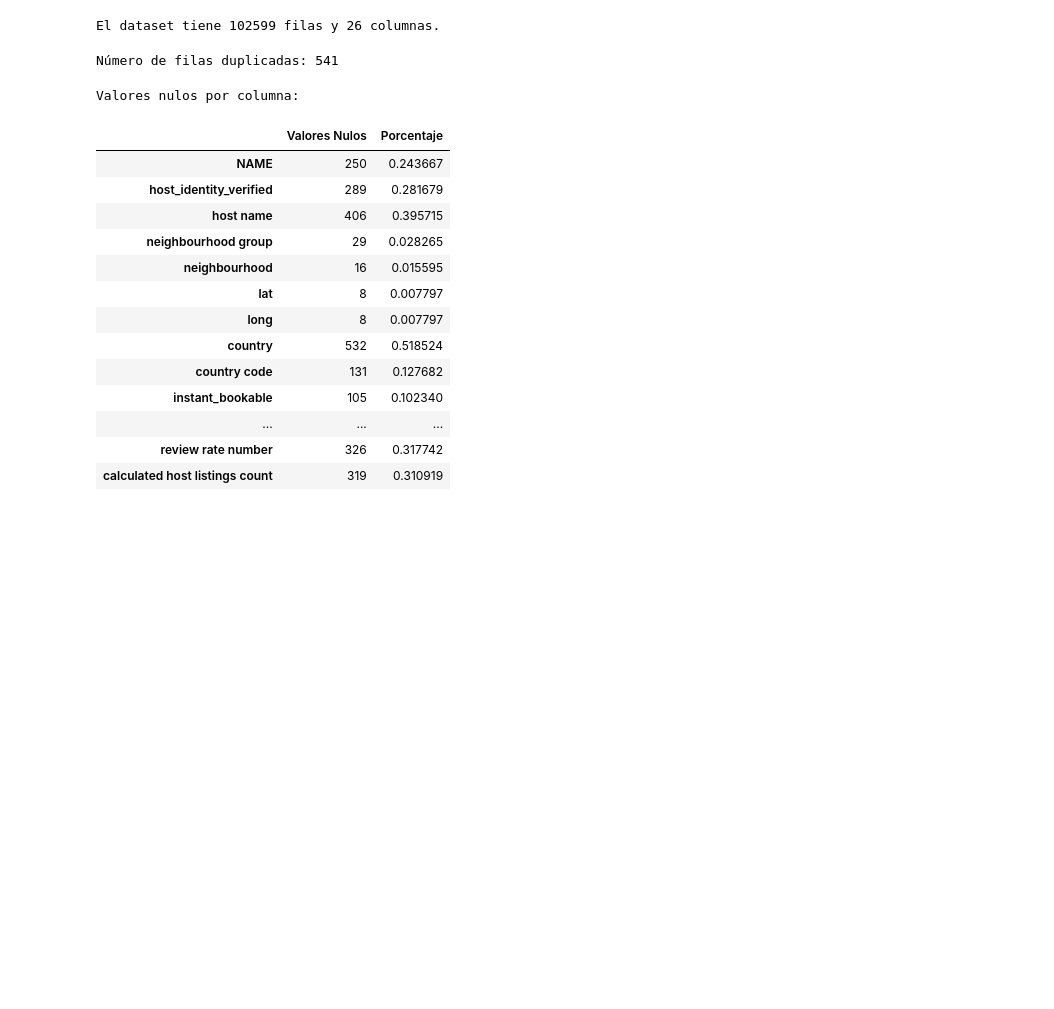
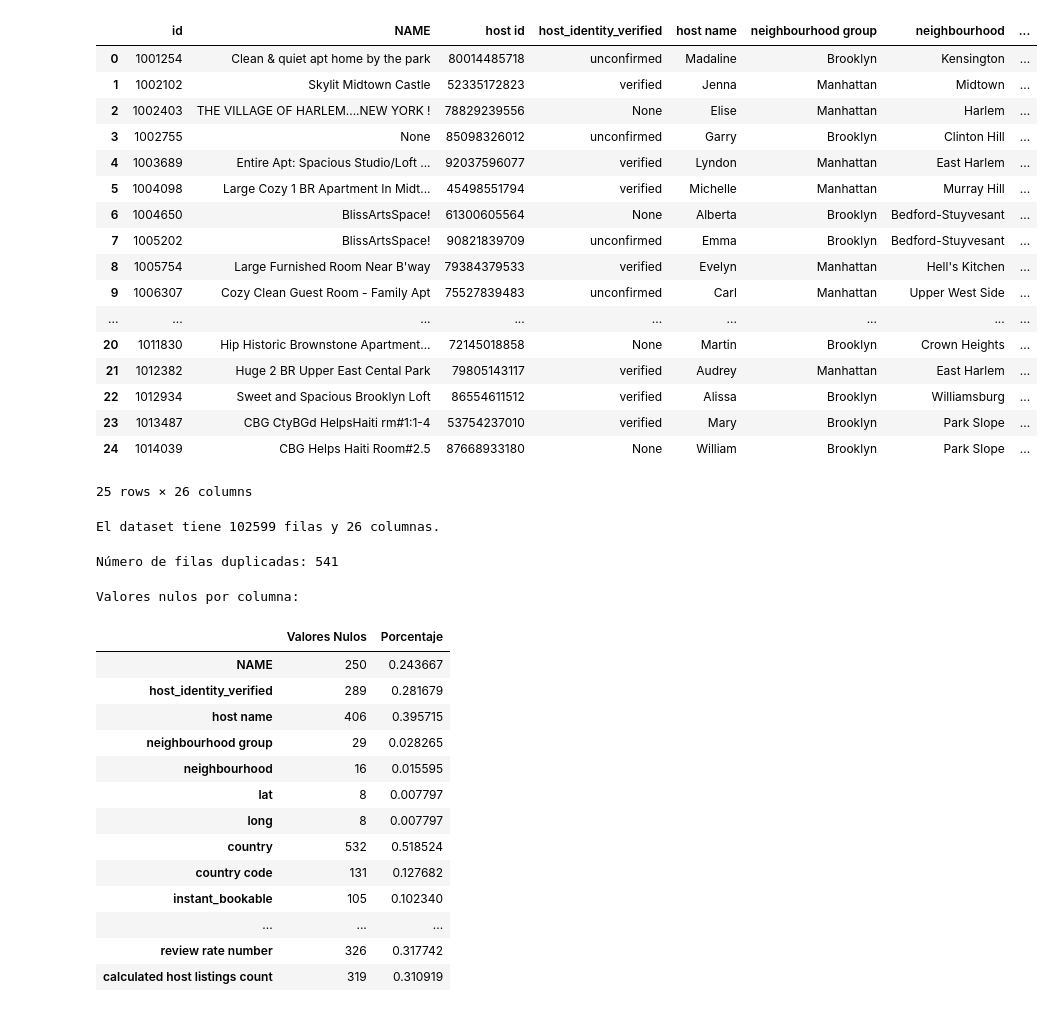
Before and after one commit to Jakcobo/Proyecto_ETL, a Jupyter notebook: Notebooks/002_EDA.ipynb, the cells around one changed output. Cells and saved outputs as stored; diff of their text form; code cells hidden in the pictures; blank space fills up the shorter version.

```diff
--- a/Notebooks/002_EDA.ipynb
+++ b/Notebooks/002_EDA.ipynb
@@ -18,7 +18,26 @@ DB_NAME = creds["database"]
 engine = create_engine(f'postgresql+psycopg2://{DB_USER}:{DB_PASSWORD}@{DB_HOST}:{DB_PORT}/{DB_NAME}')
 # %%
 df = pd.read_sql("SELECT * FROM airbnb_data", con=engine)
-display(df.head(50))
+display(df.head(25))
+# %% [output]
+|  | id | NAME | host id | host_identity_verified | host name | neighbourhood group | neighbourhood | ... |
+| 0 | 1001254 | Clean & quiet apt home by the park | 80014485718 | unconfirmed | Madaline | Brooklyn | Kensington | ... |
+| 1 | 1002102 | Skylit Midtown Castle | 52335172823 | verified | Jenna | Manhattan | Midtown | ... |
+| 2 | 1002403 | THE VILLAGE OF HARLEM....NEW YORK ! | 78829239556 | None | Elise | Manhattan | Harlem | ... |
+| 3 | 1002755 | None | 85098326012 | unconfirmed | Garry | Brooklyn | Clinton Hill | ... |
+| 4 | 1003689 | Entire Apt: Spacious Studio/Loft ... | 92037596077 | verified | Lyndon | Manhattan | East Harlem | ... |
+| 5 | 1004098 | Large Cozy 1 BR Apartment In Midt... | 45498551794 | verified | Michelle | Manhattan | Murray Hill | ... |
+| 6 | 1004650 | BlissArtsSpace! | 61300605564 | None | Alberta | Brooklyn | Bedford-Stuyvesant | ... |
+| 7 | 1005202 | BlissArtsSpace! | 90821839709 | unconfirmed | Emma | Brooklyn | Bedford-Stuyvesant | ... |
+| 8 | 1005754 | Large Furnished Room Near B'way | 79384379533 | verified | Evelyn | Manhattan | Hell's Kitchen | ... |
+| 9 | 1006307 | Cozy Clean Guest Room - Family Apt | 75527839483 | unconfirmed | Carl | Manhattan | Upper West Side | ... |
+| ... | ... | ... | ... | ... | ... | ... | ... | ... |
+| 20 | 1011830 | Hip Historic Brownstone Apartment... | 72145018858 | None | Martin | Brooklyn | Crown Heights | ... |
+| 21 | 1012382 | Huge 2 BR Upper East Cental Park | 79805143117 | verified | Audrey | Manhattan | East Harlem | ... |
+| 22 | 1012934 | Sweet and Spacious Brooklyn Loft | 86554611512 | verified | Alissa | Brooklyn | Williamsburg | ... |
+| 23 | 1013487 | CBG CtyBGd HelpsHaiti rm#1:1-4 | 53754237010 | verified | Mary | Brooklyn | Park Slope | ... |
+| 24 | 1014039 | CBG Helps Haiti Room#2.5 | 87668933180 | None | William | Brooklyn | Park Slope | ... |
+25 rows × 26 columns
 # %%
 print(f"El dataset tiene {df.shape[0]} filas y {df.shape[1]} columnas.")
 # %% [output]
```
Also changed, not shown: parts of 3 cells of this notebook, 4 other files.
